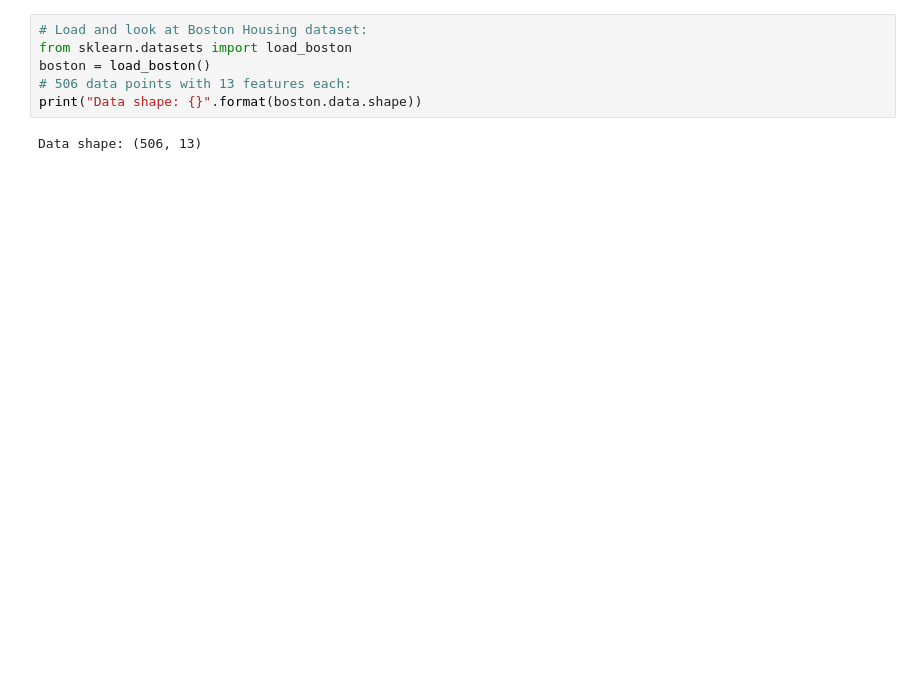
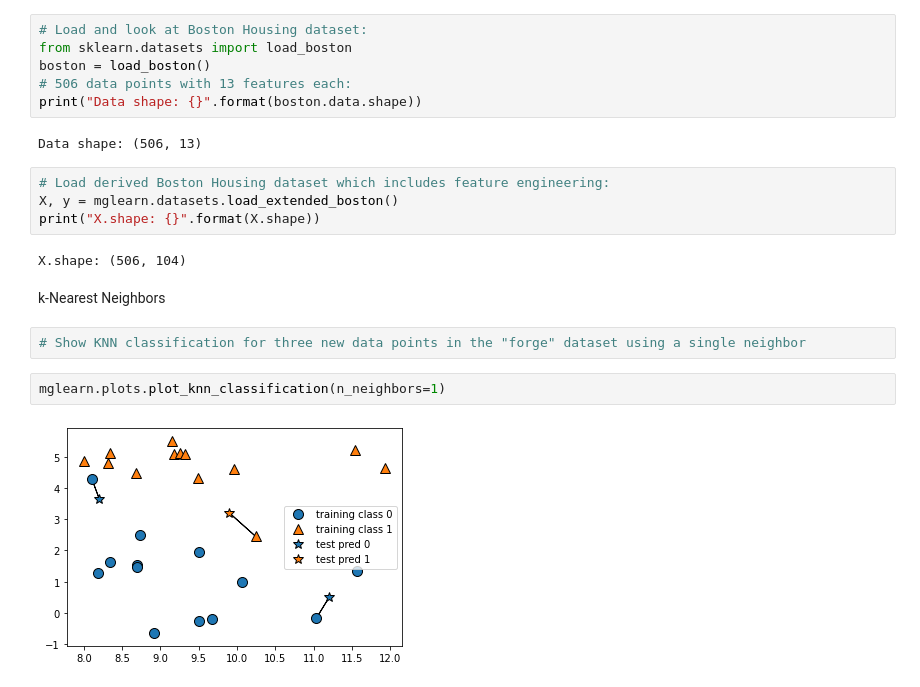
Before and after one commit to scottzig/ml-python-muller-guido, a Jupyter notebook: chapter_2.ipynb, the cells around one changed output. Saved outputs shown, nothing was run; the diff lists cells and outputs as text; blank space fills up the shorter version.

```diff
--- a/chapter_2.ipynb
+++ b/chapter_2.ipynb
@@ -45,3 +56,17 @@ boston = load_boston()
 print("Data shape: {}".format(boston.data.shape))
 # %% [output]
 Data shape: (506, 13)
+# %%
+# Load derived Boston Housing dataset which includes feature engineering:
+X, y = mglearn.datasets.load_extended_boston()
+print("X.shape: {}".format(X.shape))
+# %% [output]
+X.shape: (506, 104)
+# %% [markdown]
+k-Nearest Neighbors
+# %%
+# Show KNN classification for three new data points in the "forge" dataset using a single neighbor
+# %%
+mglearn.plots.plot_knn_classification(n_neighbors=1)
+# %% [output]
+[figure, added]
```
Also changed, not shown: parts of 36 cells of this notebook.
